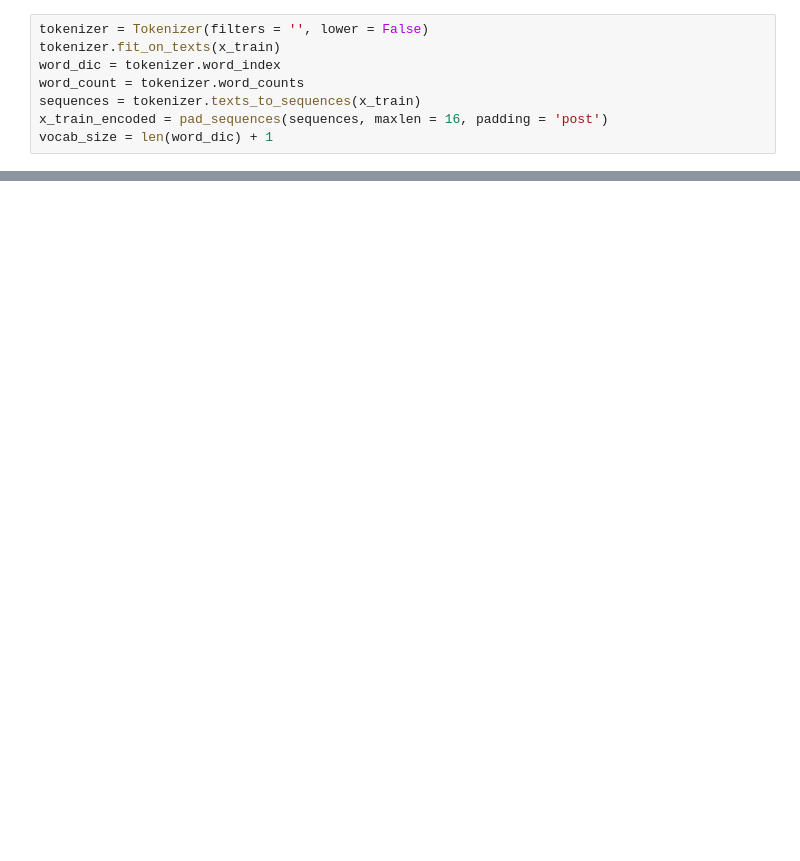
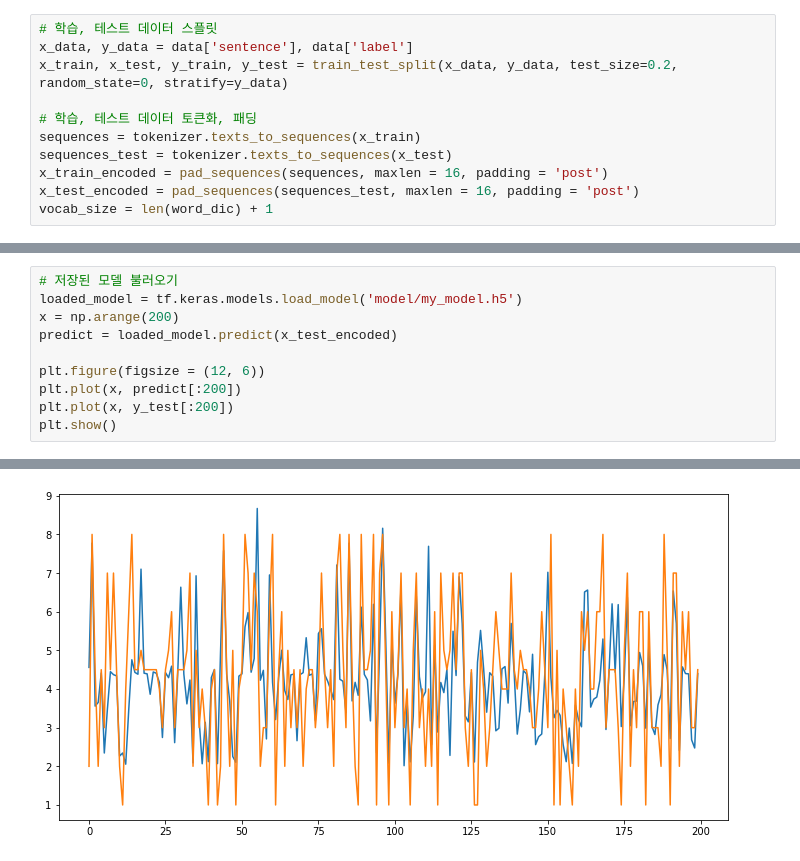
Before and after one commit to sonnysson/lolchess_deeplearning, a Jupyter notebook: LoltochessDeepLearningv2.ipynb, the cells around one changed output, grey strips where cells are left out. Saved outputs shown, nothing was run; the diff lists cells and outputs as text; blank space fills up the shorter version.

```diff
--- a/LoltochessDeepLearningv2.ipynb
+++ b/LoltochessDeepLearningv2.ipynb
@@ -52,8 +119,11 @@ TFT6_Augment_PortableForge TFT6_Augment_Distancing TFT6_Augment_SunfireBoard TFT
 # %%
-tokenizer = Tokenizer(filters = '', lower = False)
-tokenizer.fit_on_texts(x_train)
-word_dic = tokenizer.word_index
-word_count = tokenizer.word_counts
+# 학습, 테스트 데이터 스플릿
+x_data, y_data = data['sentence'], data['label']
+x_train, x_test, y_train, y_test = train_test_split(x_data, y_data, test_size=0.2, random_state=0, stratify=y_data)
+
+# 학습, 테스트 데이터 토큰화, 패딩
 sequences = tokenizer.texts_to_sequences(x_train)
+sequences_test = tokenizer.texts_to_sequences(x_test)
 x_train_encoded = pad_sequences(sequences, maxlen = 16, padding = 'post')
+x_test_encoded = pad_sequences(sequences_test, maxlen = 16, padding = 'post')
 vocab_size = len(word_dic) + 1
@@ -78,0 +179,11 @@ NotImplementedError: Cannot convert a symbolic Tensor (lstm/strided_slice:0) to
+# %%
+# 저장된 모델 불러오기
+loaded_model = tf.keras.models.load_model('model/my_model.h5')
+x = np.arange(200)
+predict = loaded_model.predict(x_test_encoded)
+
+plt.figure(figsize = (12, 6))
+plt.plot(x, predict[:200])
+plt.plot(x, y_test[:200])
+plt.show()
+# %% [output]
@@ -78,0 +191 @@ NotImplementedError: Cannot convert a symbolic Tensor (lstm/strided_slice:0) to
+[figure, added]
```
Also changed, not shown: parts of 12 cells of this notebook.
